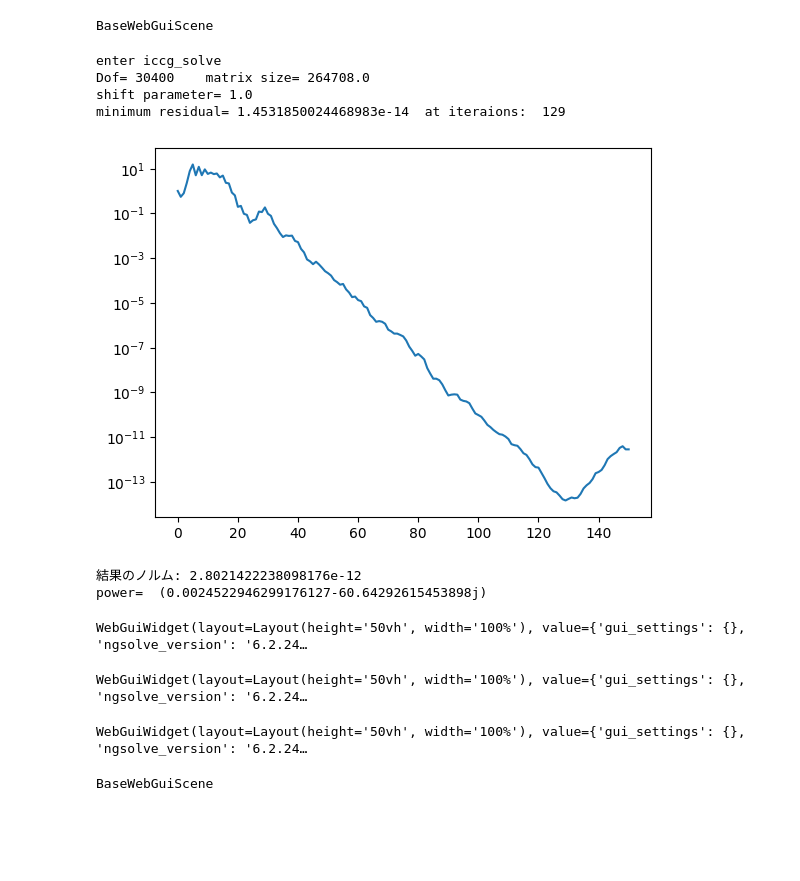
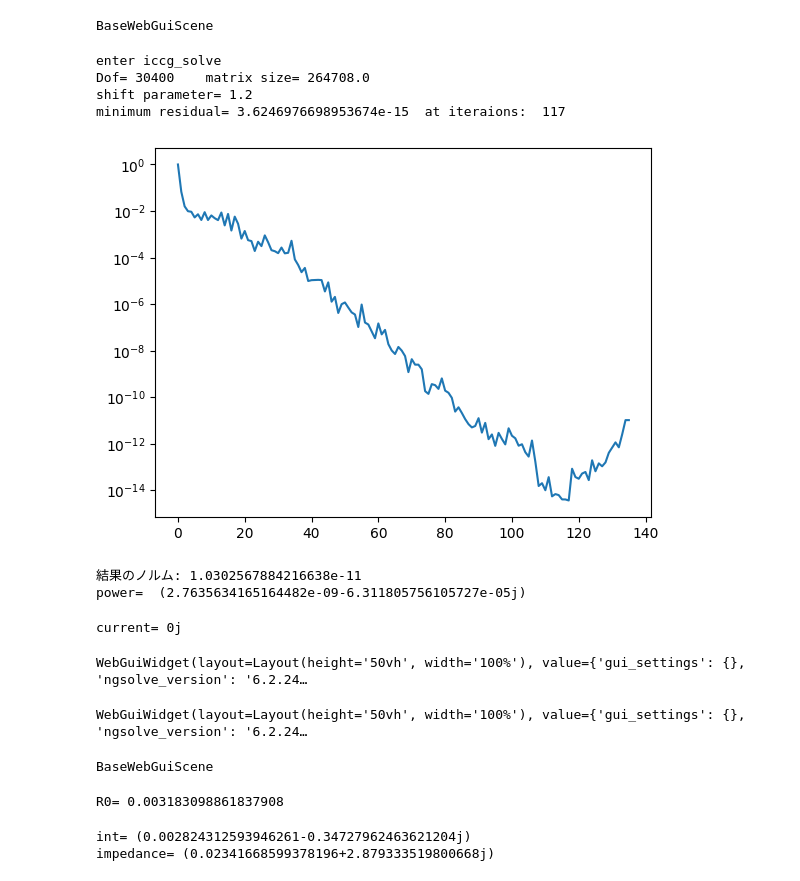
Before and after one commit to kamearia/EMPY_Analysis, a Jupyter notebook: HiptmairProblem/HiptmairProblem j omega.ipynb, the cells around one changed output. Cells and saved outputs as stored; diff of their text form; code cells hidden in the pictures; blank space fills up the shorter version.

```diff
--- a/HiptmairProblem/HiptmairProblem j omega.ipynb
+++ b/HiptmairProblem/HiptmairProblem j omega.ipynb
@@ -51,13 +51,16 @@ BaseWebGuiScene
 jomega=True
 feOrder=1
 mu = 4*math.pi*1e-7
-c = 299792458.;
+c = 299792458.
 eps = 1/(c*c*mu)
 sigma = mesh.MaterialCF({ "sig" : 1e6 }, default=0)
-freq=1.
-s=2j*math.pi*freq
-fesA = HCurl(mesh, order=feOrder, nograds=True,  dirichlet="out|in|upper|lower|outer", complex=True)
-fesPhi=H1(mesh, order=feOrder,  definedon="sig", dirichlet="out|in", complex=True)
+freq=1.e6
+if jomega:
+    s=2j*math.pi*freq
+else:
+    s=2*math.pi*freq
+fesA = HCurl(mesh, order=feOrder, nograds=True,  dirichlet="out|in|upper|lower|outer", complex=jomega)
+fesPhi=H1(mesh, order=feOrder,  definedon="sig", dirichlet="out|in", complex=jomega)
 fesAPhi=fesA*fesPhi
 (A,phi), (N, psi) = fesAPhi.TnT()
 # %%
@@ -79,26 +82,47 @@ f=LinearForm(fesAPhi)
 r=f.vec-a.mat*gfAPhi.vec
 # %%
 gfAPhi=solver.iccg_solve(fesAPhi, gfAPhi, a, r.Evaluate(), tol=1.e-20, max_iter=2000,
-                         div_iter=100, div_fac=100., accel_factor=0, logplot=True, complex=jomega, cpp_solver=cpp_solver,
+                         div_iter=100, div_fac=100., accel_factor=1.2, logplot=True, complex=jomega, cpp_solver=cpp_solver,
                         scaling=False)
 # %% [output]
 enter iccg_solve
 Dof= 30400    matrix size= 264708.0
-shift parameter= 1.0
-minimum residual= 1.4531850024468983e-14  at iteraions:  129
+shift parameter= 1.2
+minimum residual= 3.6246976698953674e-15  at iteraions:  117
-[figure, old version]
+[figure, new version]
-結果のノルム: 2.8021422238098176e-12
-power=  (0.0024522946299176127-60.64292615453898j)
+結果のノルム: 1.0302567884216638e-11
+power=  (2.7635634165164482e-09-6.311805756105727e-05j)
 # %%
-Draw (gfPhi, mesh, order=3, deformation=False)
-Draw (gfA, mesh, order=3, deformation=False)
+#Draw (gfPhi, mesh, order=3, deformation=False)
+#Draw (gfA, mesh, order=3, deformation=False)
 J=-s*sigma*(gfA+grad(gfPhi))
-Draw (J, mesh, order=1, deformation=False)
+current=Integrate(gfA.Trace()*(0,0,1)*ds("in"),mesh)
+print("current=", current)
+Draw (J.real, mesh, order=1, deformation=False)
+Draw (J.imag, mesh, order=1, deformation=False)
 # %% [output]
-WebGuiWidget(layout=Layout(height='50vh', width='100%'), value={'gui_settings': {}, 'ngsolve_version': '6.2.24…
+current= 0j
 WebGuiWidget(layout=Layout(height='50vh', width='100%'), value={'gui_settings': {}, 'ngsolve_version': '6.2.24…
 WebGuiWidget(layout=Layout(height='50vh', width='100%'), value={'gui_settings': {}, 'ngsolve_version': '6.2.24…
 BaseWebGuiScene
+# %%
+sig=1.e6
+R0=1/crosssection/sig
+print("R0=", R0)
+# %% [output]
+R0= 0.003183098861837908
+# %%
+fes = H1(mesh, order=1,  definedon="sig", dirichlet="out")
+u,v=fes.TnT()
+gf=GridFunction(fes)
+gf.Set(1,definedon= mesh.Boundaries("out"))
+int=Integrate(J*grad(gf)*dx("sig"), mesh)
+print("int=", int)
+impedance=1/int
+print("impedance=", impedance)
+# %% [output]
+int= (0.002824312593946261-0.34727962463621204j)
+impedance= (0.02341668599378196+2.879333519800668j)
 # %% [markdown]
 JP=MARs shift parameter= 1.1
 
```
Also changed, not shown: 6 other files.
